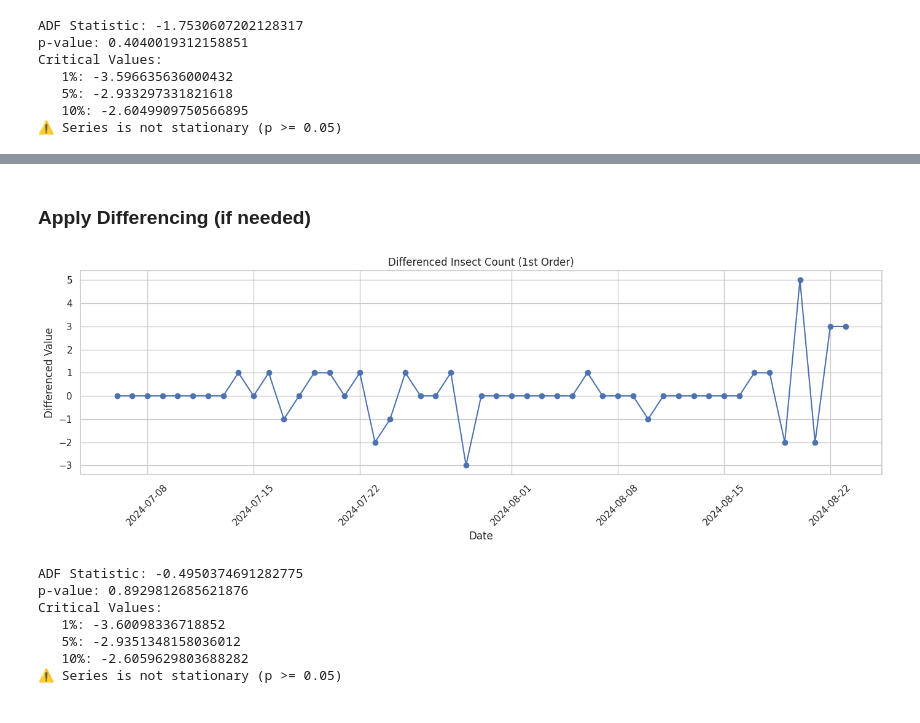
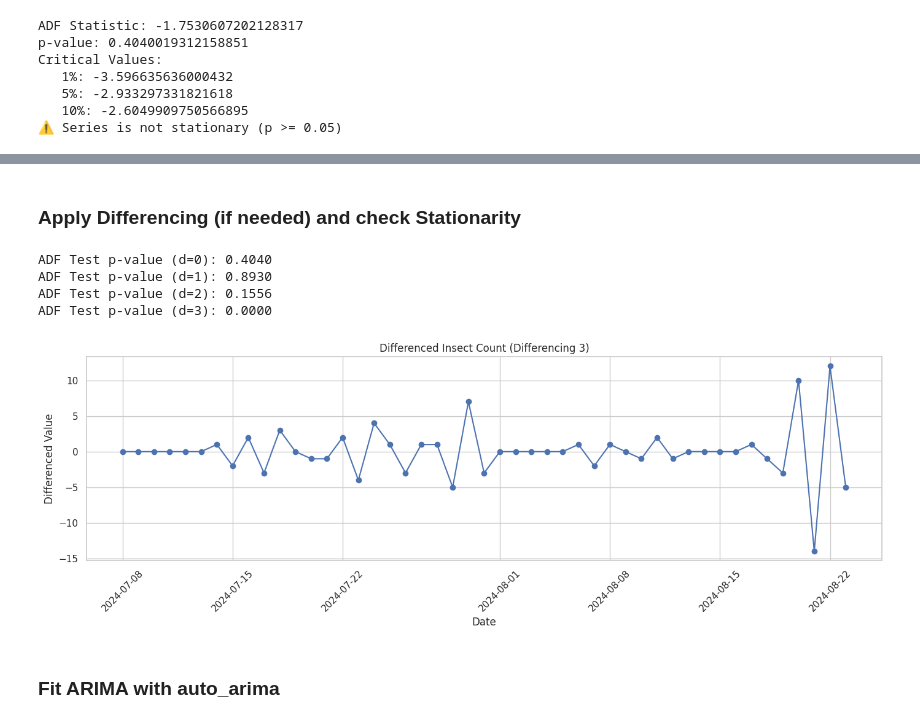
Before and after one commit to raz0208/Agritech-Pest-Prediction, a Jupyter notebook: Agritech_Pest_Prediction_Time_Series_Analysis.ipynb, the cells around one changed output, grey strips where cells are left out. Saved outputs shown, nothing was run; the diff lists cells and outputs as text; code cells hidden in the pictures.

```diff
--- a/Agritech_Pest_Prediction_Time_Series_Analysis.ipynb
+++ b/Agritech_Pest_Prediction_Time_Series_Analysis.ipynb
@@ -208,27 +185,38 @@ Critical Values:
 # %% [markdown]
-### Apply Differencing (if needed)
+### Apply Differencing (if needed) and check Stationarity
+# %%
+# Function to apply Differencing and check Stationarity
+def make_stationary(ts, max_diff=4):
+    d = 0
+    result = adfuller(ts.dropna())
+    print(f"ADF Test p-value (d={d}): {result[1]:.4f}")
+
+    while result[1] > 0.05 and d < max_diff:
+        ts = ts.diff().dropna()
+        d += 1
+        result = adfuller(ts)
+        print(f"ADF Test p-value (d={d}): {result[1]:.4f}")
+
+    return ts, d
+
+# Apply to your data
+df_diff, num_diffs = make_stationary(DateAgg_df['Number of Insects'])
+# %% [output]
+ADF Test p-value (d=0): 0.4040
+ADF Test p-value (d=1): 0.8930
+ADF Test p-value (d=2): 0.1556
+ADF Test p-value (d=3): 0.0000
 # %%
-# Apply first-order differencing
-df_diff = DateAgg_df['Number of Insects'].diff().dropna()
-
 # Plot differenced data
 plt.figure(figsize=(14, 5))
 plt.plot(df_diff, marker='o', linestyle='-')
-plt.title('Differenced Insect Count (1st Order)')
+plt.title(f'Differenced Insect Count (Differencing {num_diffs})')
 plt.xlabel('Date')
 plt.ylabel('Differenced Value')
 plt.xticks(rotation=45)
 plt.tight_layout()
 plt.show()
-
-# Re-check stationarity
-check_stationarity(df_diff)
 # %% [output]
-[figure, old version]
+[figure, new version]
-ADF Statistic: -0.4950374691282775
-p-value: 0.8929812685621876
-Critical Values:
-   1%: -3.60098336718852
-   5%: -2.9351348158036012
-   10%: -2.6059629803688282
-⚠️ Series is not stationary (p >= 0.05)
+# %% [markdown]
+### Fit ARIMA with auto_arima
```
Also changed, not shown: parts of 3 cells of this notebook.
